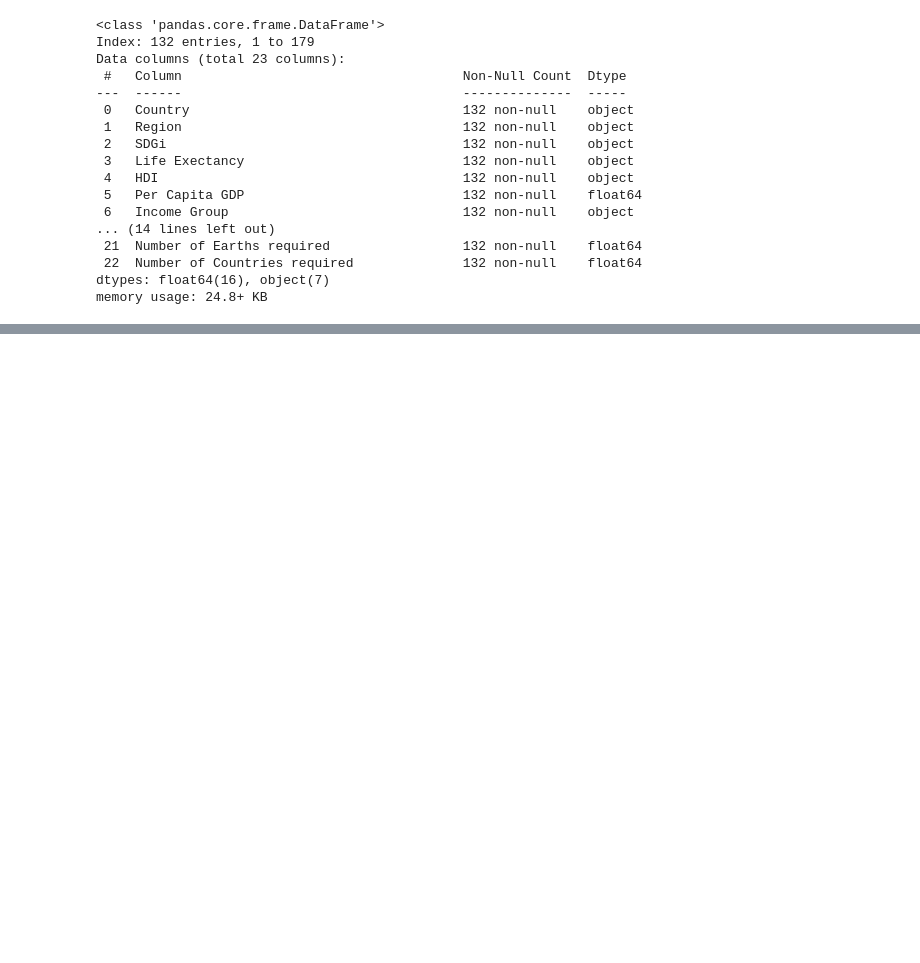
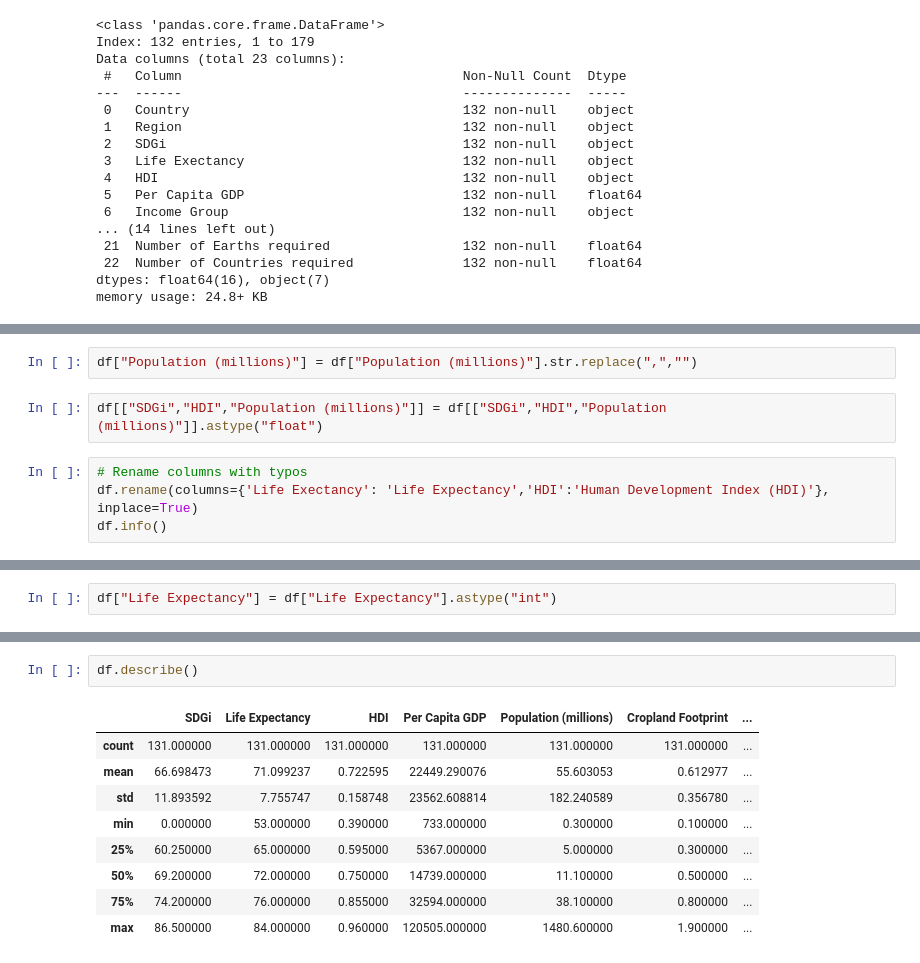
Before and after one commit to mattcat1221/Ecological-Footprint-Analysis, a Jupyter notebook: ETL.ipynb, the cells around one changed output, grey strips where cells are left out. Cells and saved outputs as stored; diff of their text form; blank space fills up the shorter version.

```diff
--- a/ETL.ipynb
+++ b/ETL.ipynb
@@ -114,0 +189,8 @@ memory usage: 24.8+ KB
+# %%
+df["Population (millions)"] = df["Population (millions)"].str.replace(",","")
+# %%
+df[["SDGi","HDI","Population (millions)"]] = df[["SDGi","HDI","Population (millions)"]].astype("float")
+# %%
+# Rename columns with typos
+df.rename(columns={'Life Exectancy': 'Life Expectancy','HDI':'Human Development Index (HDI)'}, inplace=True)
+df.info()
@@ -114,0 +215,2 @@ memory usage: 24.8+ KB
+# %%
+df["Life Expectancy"] = df["Life Expectancy"].astype("int")
@@ -114,0 +297,12 @@ memory usage: 24.8+ KB
+# %%
+df.describe()
+# %% [output]
+|  | SDGi | Life Expectancy | HDI | Per Capita GDP | Population (millions) | Cropland Footprint | ... |
+| count | 131.000000 | 131.000000 | 131.000000 | 131.000000 | 131.000000 | 131.000000 | ... |
+| mean | 66.698473 | 71.099237 | 0.722595 | 22449.290076 | 55.603053 | 0.612977 | ... |
+| std | 11.893592 | 7.755747 | 0.158748 | 23562.608814 | 182.240589 | 0.356780 | ... |
+| min | 0.000000 | 53.000000 | 0.390000 | 733.000000 | 0.300000 | 0.100000 | ... |
+| 25% | 60.250000 | 65.000000 | 0.595000 | 5367.000000 | 5.000000 | 0.300000 | ... |
+| 50% | 69.200000 | 72.000000 | 0.750000 | 14739.000000 | 11.100000 | 0.500000 | ... |
+| 75% | 74.200000 | 76.000000 | 0.855000 | 32594.000000 | 38.100000 | 0.800000 | ... |
+| max | 86.500000 | 84.000000 | 0.960000 | 120505.000000 | 1480.600000 | 1.900000 | ... |
```
Also changed, not shown: parts of 20 cells of this notebook, 1 other file.
